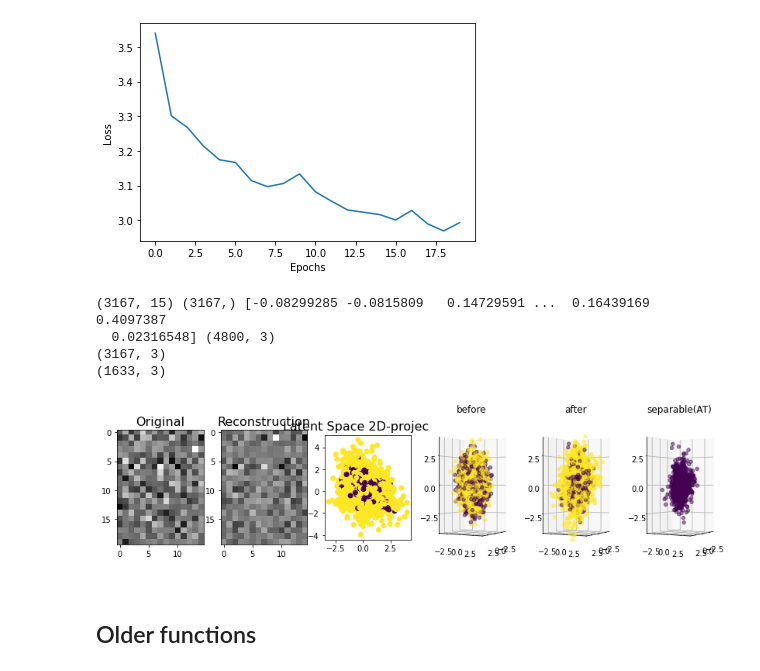
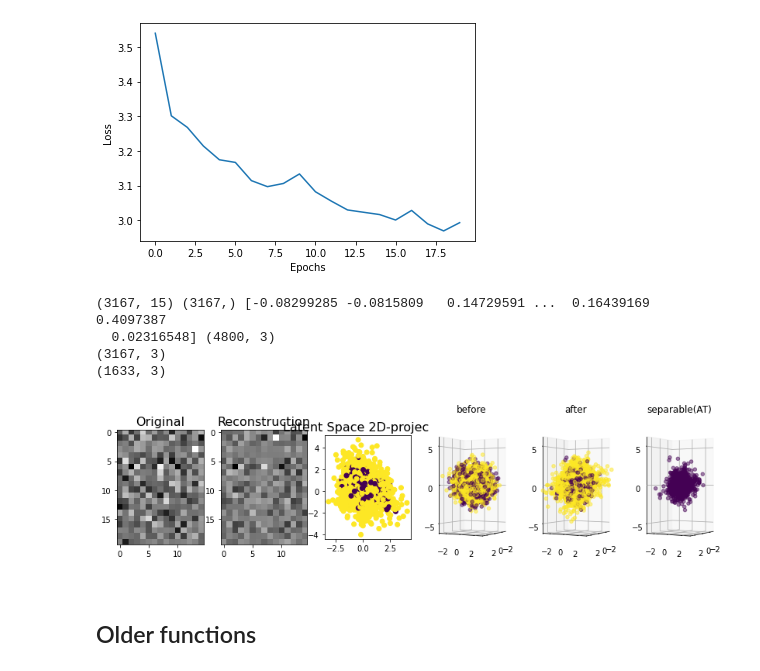
Before and after one commit to itzhr1/DM-Reconstruction, a Jupyter notebook: Reconstruct_DM_3dPlots.ipynb, the cells around one changed output. Saved outputs shown, nothing was run; the diff lists cells and outputs as text; code cells hidden in the pictures.

```diff
--- a/Reconstruct_DM_3dPlots.ipynb
+++ b/Reconstruct_DM_3dPlots.ipynb
@@ -174,7 +174,7 @@ zzc=zzc.numpy()
 print(zzc.shape)
 
 #3D plots parameters
-limits = 4
+limits = 3
 angle_1 = 0
 angle_2 = 30
 
@@ -182,45 +182,44 @@ angle_2 = 30
 ax4 = fig.add_subplot(gs[0, 3], projection='3d')
 ims = ax4.scatter3D(zb[:, 0], zb[:, 1], zb[:, 2], alpha=0.5, c=Y_test);
 ax4.set_title(f'before')
-ax4.set_ylim(-limits,limits)
-ax4.set_xlim(-limits,limits)
-ax4.set_zlim(-limits,limits)
+ax4.set_ylim(-3,3)
+ax4.set_xlim(-3,3)
+ax4.set_zlim(-6,6)
 ax4.grid()
 ax4.view_init(angle_1, angle_2)
 #ax4.set_aspect('equal')
 #plt.colorbar(ims, ax=ax4)
 
 #ax3 = fig.add_subplot(gs[0, 2])
 ax5 = fig.add_subplot(gs[0, 4], projection='3d')
 ims = ax5.scatter3D(z[:, 0], z[:, 1], z[:, 2], alpha=0.5, c=Y_test);
 ax5.set_title(f'after')
 ax5.set_ylim(-limits,limits)
 ax5.set_xlim(-limits,limits)
-ax5.set_zlim(-limits,limits)
+ax5.set_zlim(-limits-3,limits+3)
 ax5.grid()
 ax5.view_init(angle_1, angle_2)
 #ax4.set_aspect('equal')
 #plt.colorbar(ims, ax=ax4)
 
 ax6 = fig.add_subplot(gs[0, 5], projection='3d')
 ims = ax6.scatter3D(zzc[:, 0], zzc[:, 1], zzc[:, 2], alpha=0.5, c=Y_cc);
 ax6.set_title(f'separable(AT)')
 ax6.set_ylim(-limits,limits)
 ax6.set_xlim(-limits,limits)
-ax6.set_zlim(-limits,limits)
+ax6.set_zlim(-limits-3,limits+3)
 ax6.grid()
 ax6.view_init(angle_1, angle_2)
 #ax4.set_aspect('equal')
 #plt.colorbar(ims, ax=ax4)
 
-
 plt.show()
 # %% [output]
 (3167, 15) (3167,) [-0.08299285 -0.0815809   0.14729591 ...  0.16439169  0.4097387
   0.02316548] (4800, 3)
 (3167, 3)
 (1633, 3)
-[figure, old version]
+[figure, new version]
 # %% [markdown]
 ## Older functions
 # %%
```
